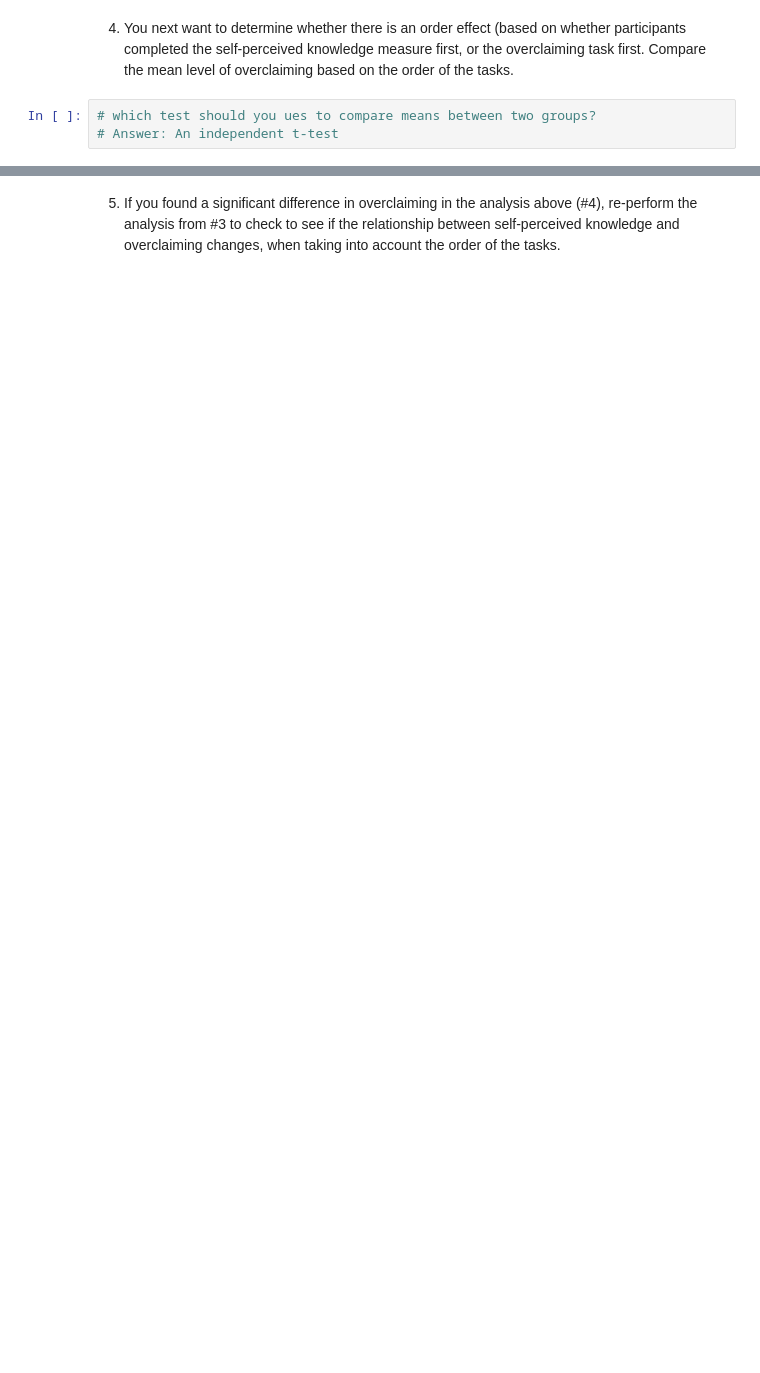
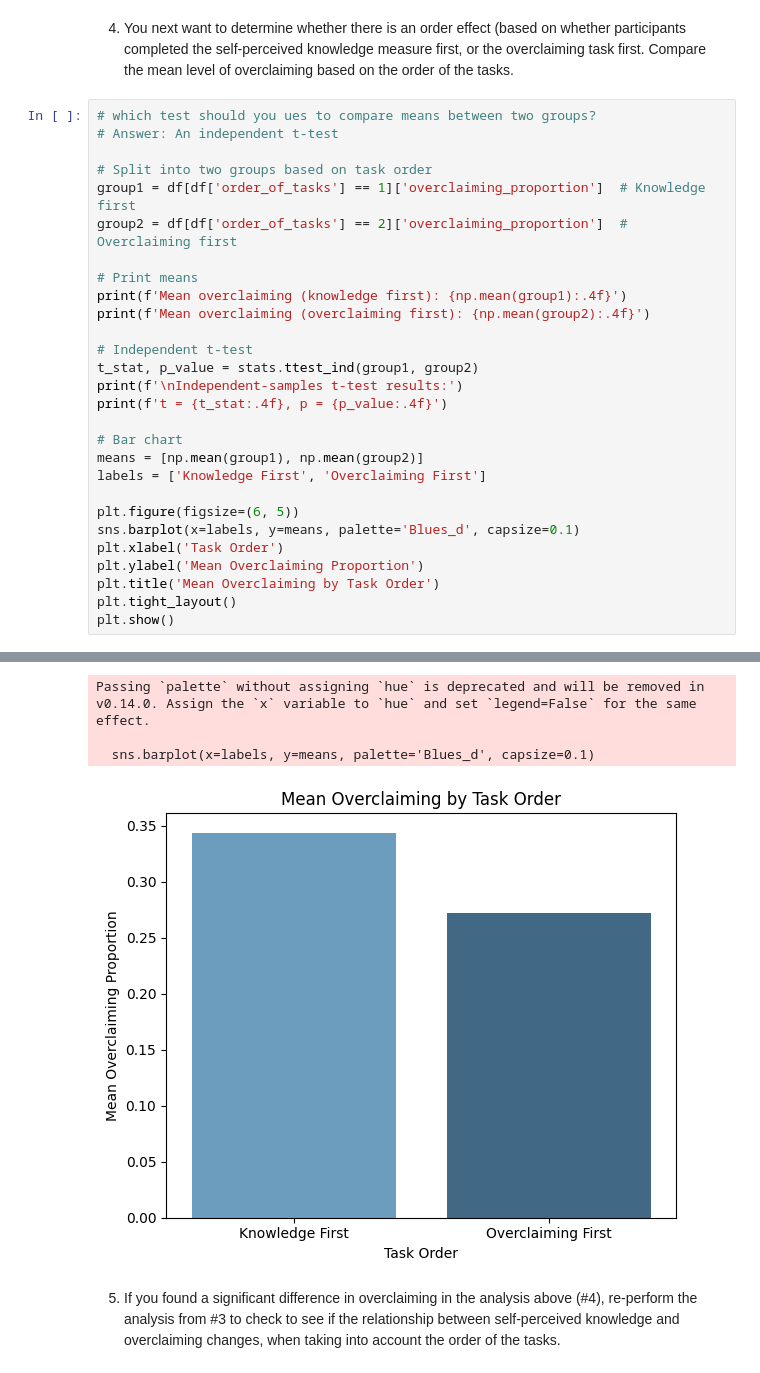
Before and after one commit to zejun-l/SI-313-Assignments, a Jupyter notebook: Regression Template.ipynb, the cells around one changed output, grey strips where cells are left out. Cells and saved outputs as stored; diff of their text form; blank space fills up the shorter version.

Commit message:
Completed independent t-test and created visualization

```diff
--- a/Regression Template.ipynb
+++ b/Regression Template.ipynb
@@ -129,6 +129,32 @@ Notes:
 4. You next want to determine whether there is an order effect (based on whether participants
 completed the self-perceived knowledge measure first, or the overclaiming task first. Compare the mean
 level of overclaiming based on the order of the tasks.
-# %%
-# which test should you ues to compare means between two groups?
-# Answer: An independent t-test
+# %%
+# which test should you ues to compare means between two groups?
+# Answer: An independent t-test
+
+# Split into two groups based on task order
+group1 = df[df['order_of_tasks'] == 1]['overclaiming_proportion']  # Knowledge first
+group2 = df[df['order_of_tasks'] == 2]['overclaiming_proportion']  # Overclaiming first
+
+# Print means
+print(f'Mean overclaiming (knowledge first): {np.mean(group1):.4f}')
+print(f'Mean overclaiming (overclaiming first): {np.mean(group2):.4f}')
+
+# Independent t-test
+t_stat, p_value = stats.ttest_ind(group1, group2)
+print(f'\nIndependent-samples t-test results:')
+print(f't = {t_stat:.4f}, p = {p_value:.4f}')
+
+# Bar chart
+means = [np.mean(group1), np.mean(group2)]
+labels = ['Knowledge First', 'Overclaiming First']
+
+plt.figure(figsize=(6, 5))
+sns.barplot(x=labels, y=means, palette='Blues_d', capsize=0.1)
+plt.xlabel('Task Order')
+plt.ylabel('Mean Overclaiming Proportion')
+plt.title('Mean Overclaiming by Task Order')
+plt.tight_layout()
+plt.show()
+# %% [output]
@@ -135,3 +166,7 @@ level of overclaiming based on the order of the tasks.
+Passing `palette` without assigning `hue` is deprecated and will be removed in v0.14.0. Assign the `x` variable to `hue` and set `legend=False` for the same effect.
+
+  sns.barplot(x=labels, y=means, palette='Blues_d', capsize=0.1)
+[figure, added]
 # %% [markdown]
 5. If you found a significant difference in overclaiming in the analysis above (#4), re-perform the analysis
 from #3 to check to see if the relationship between self-perceived knowledge and overclaiming changes,
```
Also changed, not shown: parts of 5 cells of this notebook.
